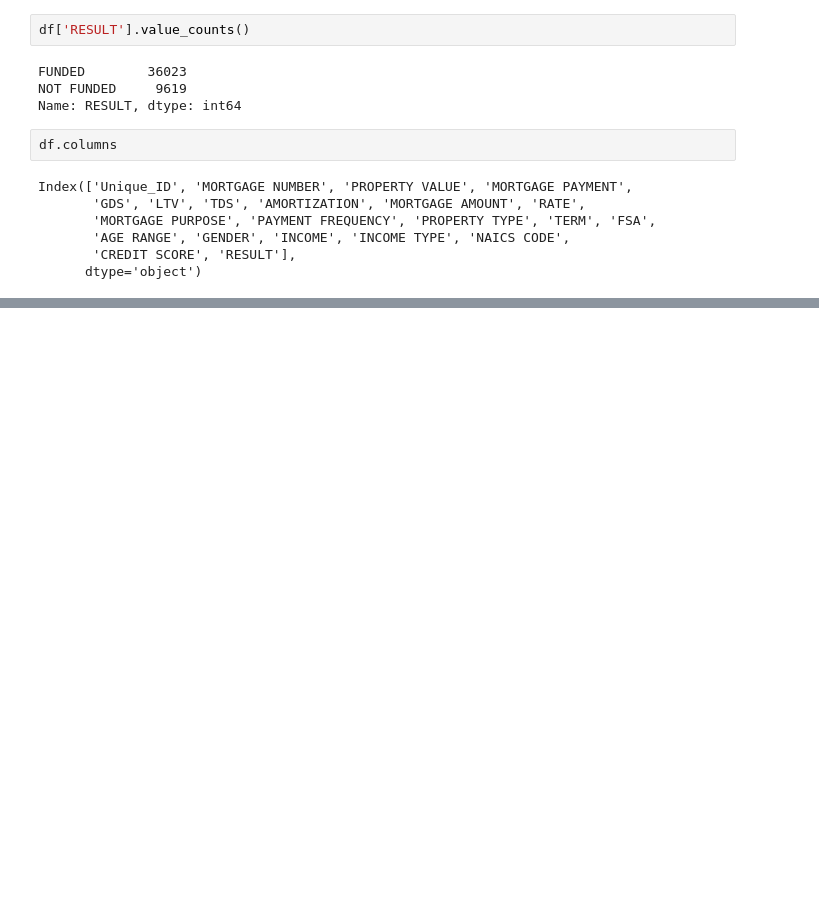
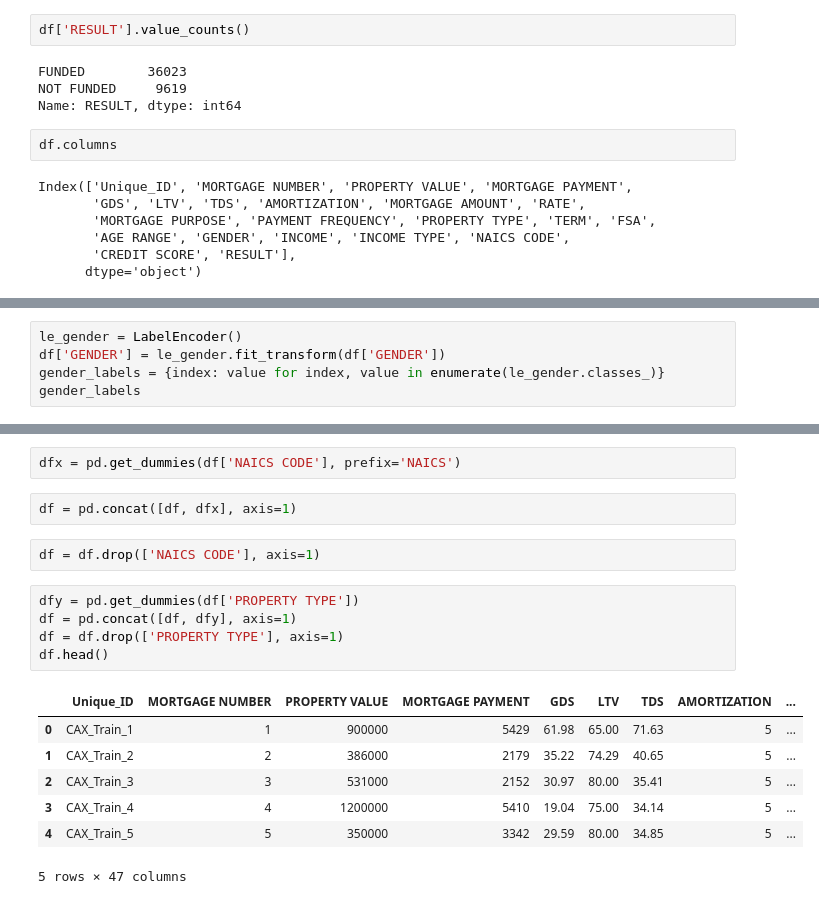
Before and after one commit to maks-p/cax_mortgage, a Jupyter notebook: data_scrub_eda.ipynb, the cells around one changed output, grey strips where cells are left out. Drawn from its saved outputs; the diff is of its cells as text; blank space fills up the shorter version.

```diff
--- a/data_scrub_eda.ipynb
+++ b/data_scrub_eda.ipynb
@@ -31,0 +141,5 @@ Index(['Unique_ID', 'MORTGAGE NUMBER', 'PROPERTY VALUE', 'MORTGAGE PAYMENT',
+# %%
+le_gender = LabelEncoder()
+df['GENDER'] = le_gender.fit_transform(df['GENDER'])
+gender_labels = {index: value for index, value in enumerate(le_gender.classes_)}
+gender_labels
@@ -31,0 +188,19 @@ Index(['Unique_ID', 'MORTGAGE NUMBER', 'PROPERTY VALUE', 'MORTGAGE PAYMENT',
+# %%
+dfx = pd.get_dummies(df['NAICS CODE'], prefix='NAICS')
+# %%
+df = pd.concat([df, dfx], axis=1)
+# %%
+df = df.drop(['NAICS CODE'], axis=1)
+# %%
+dfy = pd.get_dummies(df['PROPERTY TYPE'])
+df = pd.concat([df, dfy], axis=1)
+df = df.drop(['PROPERTY TYPE'], axis=1)
+df.head()
+# %% [output]
+|  | Unique_ID | MORTGAGE NUMBER | PROPERTY VALUE | MORTGAGE PAYMENT | GDS | LTV | TDS | AMORTIZATION | ... |
+| 0 | CAX_Train_1 | 1 | 900000 | 5429 | 61.98 | 65.00 | 71.63 | 5 | ... |
+| 1 | CAX_Train_2 | 2 | 386000 | 2179 | 35.22 | 74.29 | 40.65 | 5 | ... |
+| 2 | CAX_Train_3 | 3 | 531000 | 2152 | 30.97 | 80.00 | 35.41 | 5 | ... |
+| 3 | CAX_Train_4 | 4 | 1200000 | 5410 | 19.04 | 75.00 | 34.14 | 5 | ... |
+| 4 | CAX_Train_5 | 5 | 350000 | 3342 | 29.59 | 80.00 | 34.85 | 5 | ... |
+5 rows × 47 columns
```
Also changed, not shown: parts of 28 cells of this notebook, 1 other file.
